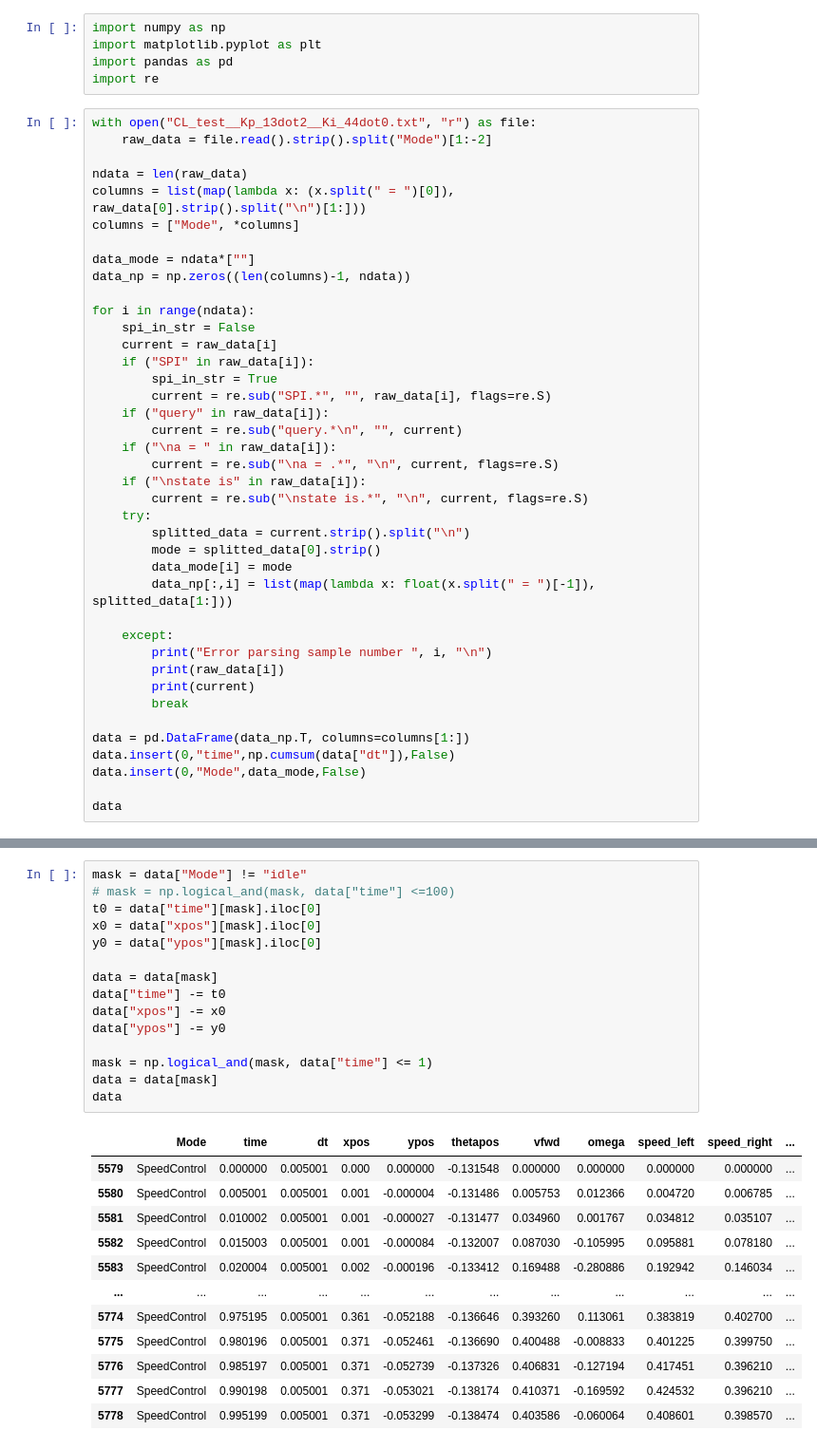
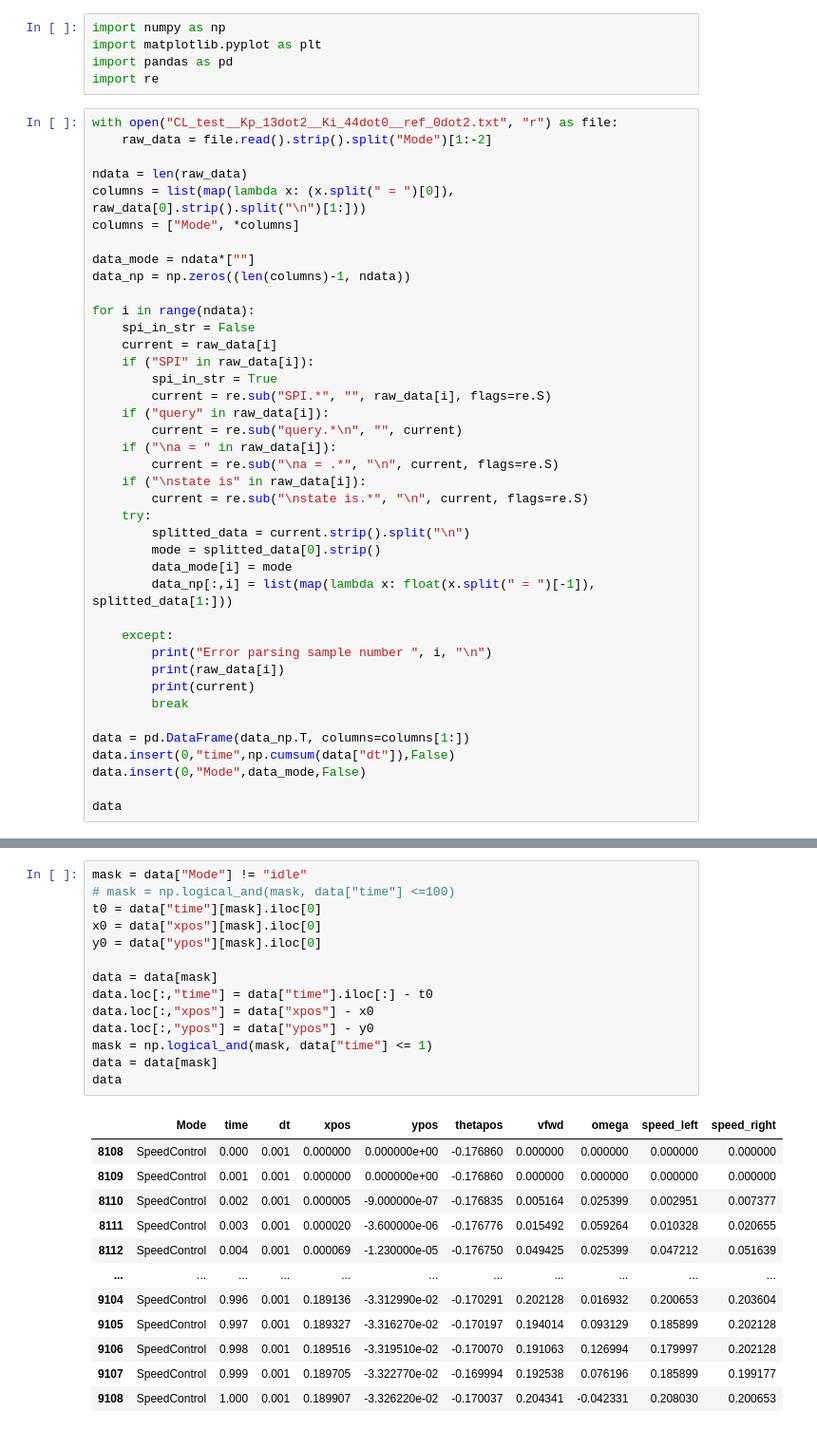
Before and after one commit to EthanD11/botlightyear, a Jupyter notebook: Teensy/CL_test/CL_test.ipynb, the cells around one changed output, grey strips where cells are left out. Shown at 95% size. Cells and saved outputs as stored; diff of their text form.

```diff
--- a/Teensy/CL_test/CL_test.ipynb
+++ b/Teensy/CL_test/CL_test.ipynb
@@ -4,7 +4,7 @@ import matplotlib.pyplot as plt
 import pandas as pd
 import re
 # %%
-with open("CL_test__Kp_13dot2__Ki_44dot0.txt", "r") as file:
+with open("CL_test__Kp_13dot2__Ki_44dot0__ref_0dot2.txt", "r") as file:
     raw_data = file.read().strip().split("Mode")[1:-2]
 
 ndata = len(raw_data)
@@ -60,28 +60,27 @@ data
 # %%
 mask = data["Mode"] != "idle"
 # mask = np.logical_and(mask, data["time"] <=100)
 t0 = data["time"][mask].iloc[0]
 x0 = data["xpos"][mask].iloc[0]
 y0 = data["ypos"][mask].iloc[0]
 
 data = data[mask]
-data["time"] -= t0
-data["xpos"] -= x0
-data["ypos"] -= y0
-
+data.loc[:,"time"] = data["time"].iloc[:] - t0
+data.loc[:,"xpos"] = data["xpos"] - x0
+data.loc[:,"ypos"] = data["ypos"] - y0
 mask = np.logical_and(mask, data["time"] <= 1)
 data = data[mask]
 data
 # %% [output]
-|  | Mode | time | dt | xpos | ypos | thetapos | vfwd | omega | speed_left | speed_right | ... |
-| 5579 | SpeedControl | 0.000000 | 0.005001 | 0.000 | 0.000000 | -0.131548 | 0.000000 | 0.000000 | 0.000000 | 0.000000 | ... |
-| 5580 | SpeedControl | 0.005001 | 0.005001 | 0.001 | -0.000004 | -0.131486 | 0.005753 | 0.012366 | 0.004720 | 0.006785 | ... |
-| 5581 | SpeedControl | 0.010002 | 0.005001 | 0.001 | -0.000027 | -0.131477 | 0.034960 | 0.001767 | 0.034812 | 0.035107 | ... |
-| 5582 | SpeedControl | 0.015003 | 0.005001 | 0.001 | -0.000084 | -0.132007 | 0.087030 | -0.105995 | 0.095881 | 0.078180 | ... |
-| 5583 | SpeedControl | 0.020004 | 0.005001 | 0.002 | -0.000196 | -0.133412 | 0.169488 | -0.280886 | 0.192942 | 0.146034 | ... |
-| ... | ... | ... | ... | ... | ... | ... | ... | ... | ... | ... | ... |
-| 5774 | SpeedControl | 0.975195 | 0.005001 | 0.361 | -0.052188 | -0.136646 | 0.393260 | 0.113061 | 0.383819 | 0.402700 | ... |
-| 5775 | SpeedControl | 0.980196 | 0.005001 | 0.371 | -0.052461 | -0.136690 | 0.400488 | -0.008833 | 0.401225 | 0.399750 | ... |
-| 5776 | SpeedControl | 0.985197 | 0.005001 | 0.371 | -0.052739 | -0.137326 | 0.406831 | -0.127194 | 0.417451 | 0.396210 | ... |
-| 5777 | SpeedControl | 0.990198 | 0.005001 | 0.371 | -0.053021 | -0.138174 | 0.410371 | -0.169592 | 0.424532 | 0.396210 | ... |
-| 5778 | SpeedControl | 0.995199 | 0.005001 | 0.371 | -0.053299 | -0.138474 | 0.403586 | -0.060064 | 0.408601 | 0.398570 | ... |
+|  | Mode | time | dt | xpos | ypos | thetapos | vfwd | omega | speed_left | speed_right |
+| 8108 | SpeedControl | 0.000 | 0.001 | 0.000000 | 0.000000e+00 | -0.176860 | 0.000000 | 0.000000 | 0.000000 | 0.000000 |
+| 8109 | SpeedControl | 0.001 | 0.001 | 0.000000 | 0.000000e+00 | -0.176860 | 0.000000 | 0.000000 | 0.000000 | 0.000000 |
+| 8110 | SpeedControl | 0.002 | 0.001 | 0.000005 | -9.000000e-07 | -0.176835 | 0.005164 | 0.025399 | 0.002951 | 0.007377 |
+| 8111 | SpeedControl | 0.003 | 0.001 | 0.000020 | -3.600000e-06 | -0.176776 | 0.015492 | 0.059264 | 0.010328 | 0.020655 |
+| 8112 | SpeedControl | 0.004 | 0.001 | 0.000069 | -1.230000e-05 | -0.176750 | 0.049425 | 0.025399 | 0.047212 | 0.051639 |
+| ... | ... | ... | ... | ... | ... | ... | ... | ... | ... | ... |
+| 9104 | SpeedControl | 0.996 | 0.001 | 0.189136 | -3.312990e-02 | -0.170291 | 0.202128 | 0.016932 | 0.200653 | 0.203604 |
+| 9105 | SpeedControl | 0.997 | 0.001 | 0.189327 | -3.316270e-02 | -0.170197 | 0.194014 | 0.093129 | 0.185899 | 0.202128 |
+| 9106 | SpeedControl | 0.998 | 0.001 | 0.189516 | -3.319510e-02 | -0.170070 | 0.191063 | 0.126994 | 0.179997 | 0.202128 |
+| 9107 | SpeedControl | 0.999 | 0.001 | 0.189705 | -3.322770e-02 | -0.169994 | 0.192538 | 0.076196 | 0.185899 | 0.199177 |
+| 9108 | SpeedControl | 1.000 | 0.001 | 0.189907 | -3.326220e-02 | -0.170037 | 0.204341 | -0.042331 | 0.208030 | 0.200653 |
```
Also changed, not shown: parts of 6 cells of this notebook, 8 other files.
